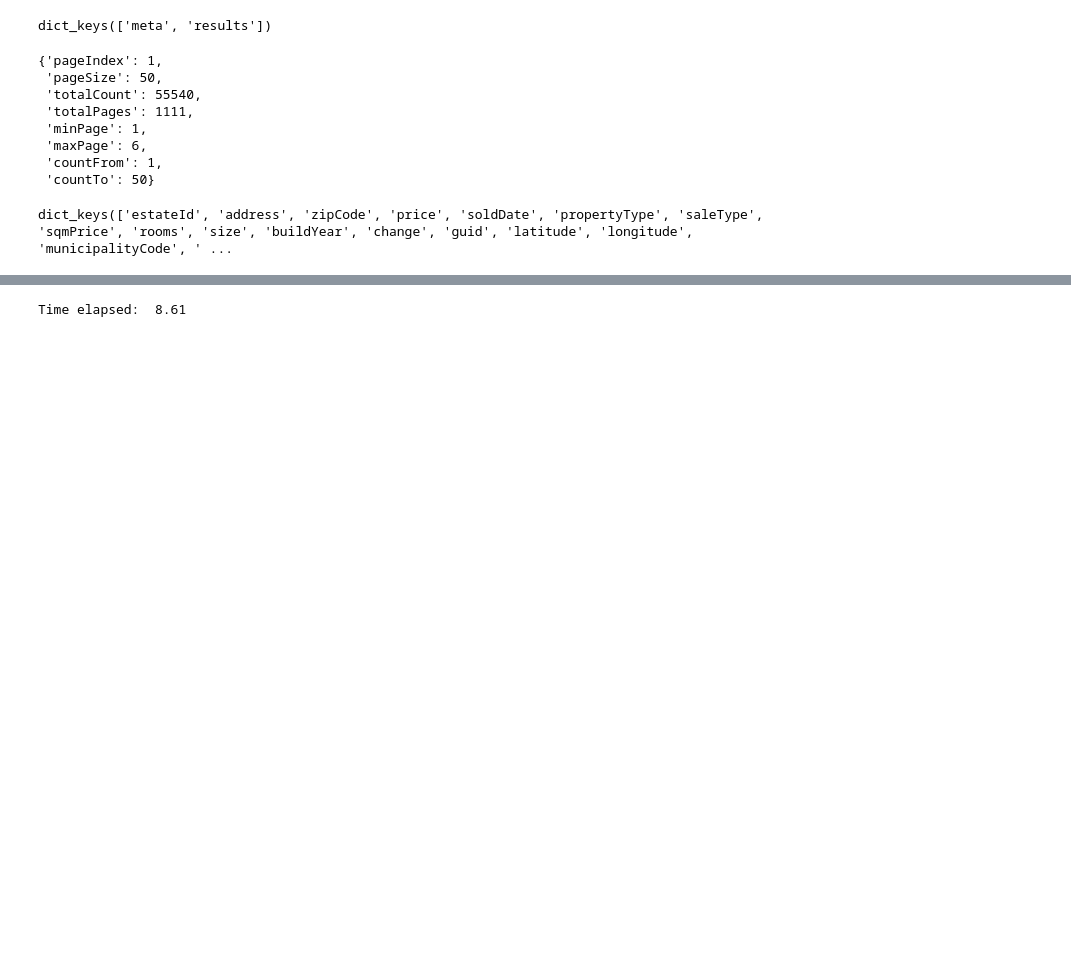
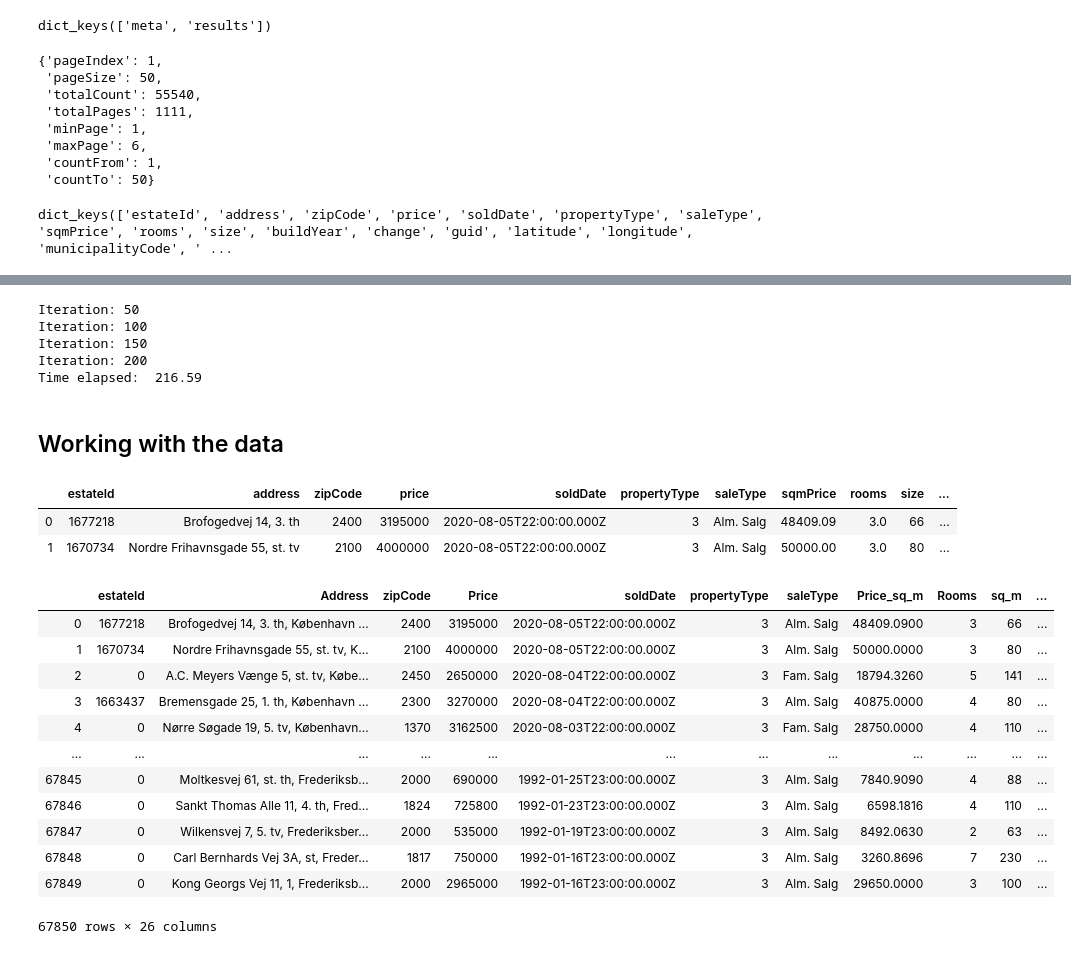
Before and after one commit to Holger-Harmsen/Harmsen_Repo, a Jupyter notebook: Metro-Study/Code/New BoligScraper.ipynb, the cells around one changed output, grey strips where cells are left out. Cells and saved outputs as stored; diff of their text form; code cells hidden in the pictures; blank space fills up the shorter version.

```diff
--- a/Metro-Study/Code/New BoligScraper.ipynb
+++ b/Metro-Study/Code/New BoligScraper.ipynb
@@ -207,8 +223,58 @@ Time elapsed:  8.41
 # %%
-FRB_Apartments = ApartmentScraper(10,147) # Copenhagen: Municipality 147
+FRB_Apartments = ApartmentScraper(247,147) # Copenhagen: Municipality 147
 FRB_Apartments_df = pd.concat([pd.DataFrame(data['results']) for data in FRB_Apartments])
 # %% [output]
-Time elapsed:  8.61
+Iteration: 50
+Iteration: 100
+Iteration: 150
+Iteration: 200
+Time elapsed:  216.59
 # %%
 Apartments = pd.concat([CPH_Apartments_df,FRB_Apartments_df],ignore_index=True)
 Apartments.to_pickle('/Users/holger/Documents/Python/Harmsen_Repo/Metro-Study/Pickles/Apartment Data API.pkl')
+# %% [markdown]
+## Working with the data
+# %%
+Apartments = pd.read_pickle('/Users/holger/Documents/Python/Harmsen_Repo/Metro-Study/Pickles/Apartment Data API.pkl')
+# %%
+Apartments.head(n=2)
+# %% [output]
+|  | estateId | address | zipCode | price | soldDate | propertyType | saleType | sqmPrice | rooms | size | ... |
+| 0 | 1677218 | Brofogedvej 14, 3. th | 2400 | 3195000 | 2020-08-05T22:00:00.000Z | 3 | Alm. Salg | 48409.09 | 3.0 | 66 | ... |
+| 1 | 1670734 | Nordre Frihavnsgade 55, st. tv | 2100 | 4000000 | 2020-08-05T22:00:00.000Z | 3 | Alm. Salg | 50000.00 | 3.0 | 80 | ... |
+# %%
+Apartments.rename(columns={'address':'Address','price':'Price','sqmPrice':'Price_sq_m','rooms':'Rooms','size':'sq_m'},inplace=True)
+
+Apartments['Address'] = Apartments['Address'] + ', ' + Apartments['city'] #Including area and city in address, so it resembles the scraper.
+Apartments['Address transformed'] = [re.sub(',[^>]+,', '',i)
+for i in Apartments['Address']
+    ]
+
+Apartments['Price_mio'] = Apartments['Price']/10**6
+Apartments['Price_sq_m_1000'] = Apartments['Price_sq_m']/10**3
+
+# Date sold
+dates = [i[:10] for i in Apartments['soldDate']]
+Apartments['Date_sold'] = [datetime.datetime(year=int(i[:4]),month=int(i[5:7]),day=int(i[8:]),)
+    for i in dates
+]
+
+Apartments['Coordinates'] = [(Apartments['latitude'][i],Apartments['longitude'][i]) for i in range(0,len(Apartments))]
+
+Apartments['Rooms'] = [int(i) for i in Apartments['Rooms']]
+# %%
+Apartments
+# %% [output]
+|  | estateId | Address | zipCode | Price | soldDate | propertyType | saleType | Price_sq_m | Rooms | sq_m | ... |
+| 0 | 1677218 | Brofogedvej 14, 3. th, København ... | 2400 | 3195000 | 2020-08-05T22:00:00.000Z | 3 | Alm. Salg | 48409.0900 | 3 | 66 | ... |
+| 1 | 1670734 | Nordre Frihavnsgade 55, st. tv, K... | 2100 | 4000000 | 2020-08-05T22:00:00.000Z | 3 | Alm. Salg | 50000.0000 | 3 | 80 | ... |
+| 2 | 0 | A.C. Meyers Vænge 5, st. tv, Købe... | 2450 | 2650000 | 2020-08-04T22:00:00.000Z | 3 | Fam. Salg | 18794.3260 | 5 | 141 | ... |
+| 3 | 1663437 | Bremensgade 25, 1. th, København ... | 2300 | 3270000 | 2020-08-04T22:00:00.000Z | 3 | Alm. Salg | 40875.0000 | 4 | 80 | ... |
+| 4 | 0 | Nørre Søgade 19, 5. tv, København... | 1370 | 3162500 | 2020-08-03T22:00:00.000Z | 3 | Fam. Salg | 28750.0000 | 4 | 110 | ... |
+| ... | ... | ... | ... | ... | ... | ... | ... | ... | ... | ... | ... |
+| 67845 | 0 | Moltkesvej 61, st. th, Frederiksb... | 2000 | 690000 | 1992-01-25T23:00:00.000Z | 3 | Alm. Salg | 7840.9090 | 4 | 88 | ... |
+| 67846 | 0 | Sankt Thomas Alle 11, 4. th, Fred... | 1824 | 725800 | 1992-01-23T23:00:00.000Z | 3 | Alm. Salg | 6598.1816 | 4 | 110 | ... |
+| 67847 | 0 | Wilkensvej 7, 5. tv, Frederiksber... | 2000 | 535000 | 1992-01-19T23:00:00.000Z | 3 | Alm. Salg | 8492.0630 | 2 | 63 | ... |
+| 67848 | 0 | Carl Bernhards Vej 3A, st, Freder... | 1817 | 750000 | 1992-01-16T23:00:00.000Z | 3 | Alm. Salg | 3260.8696 | 7 | 230 | ... |
+| 67849 | 0 | Kong Georgs Vej 11, 1, Frederiksb... | 2000 | 2965000 | 1992-01-16T23:00:00.000Z | 3 | Alm. Salg | 29650.0000 | 3 | 100 | ... |
+67850 rows × 26 columns
```
Also changed, not shown: parts of 4 cells of this notebook, 18 other files.
